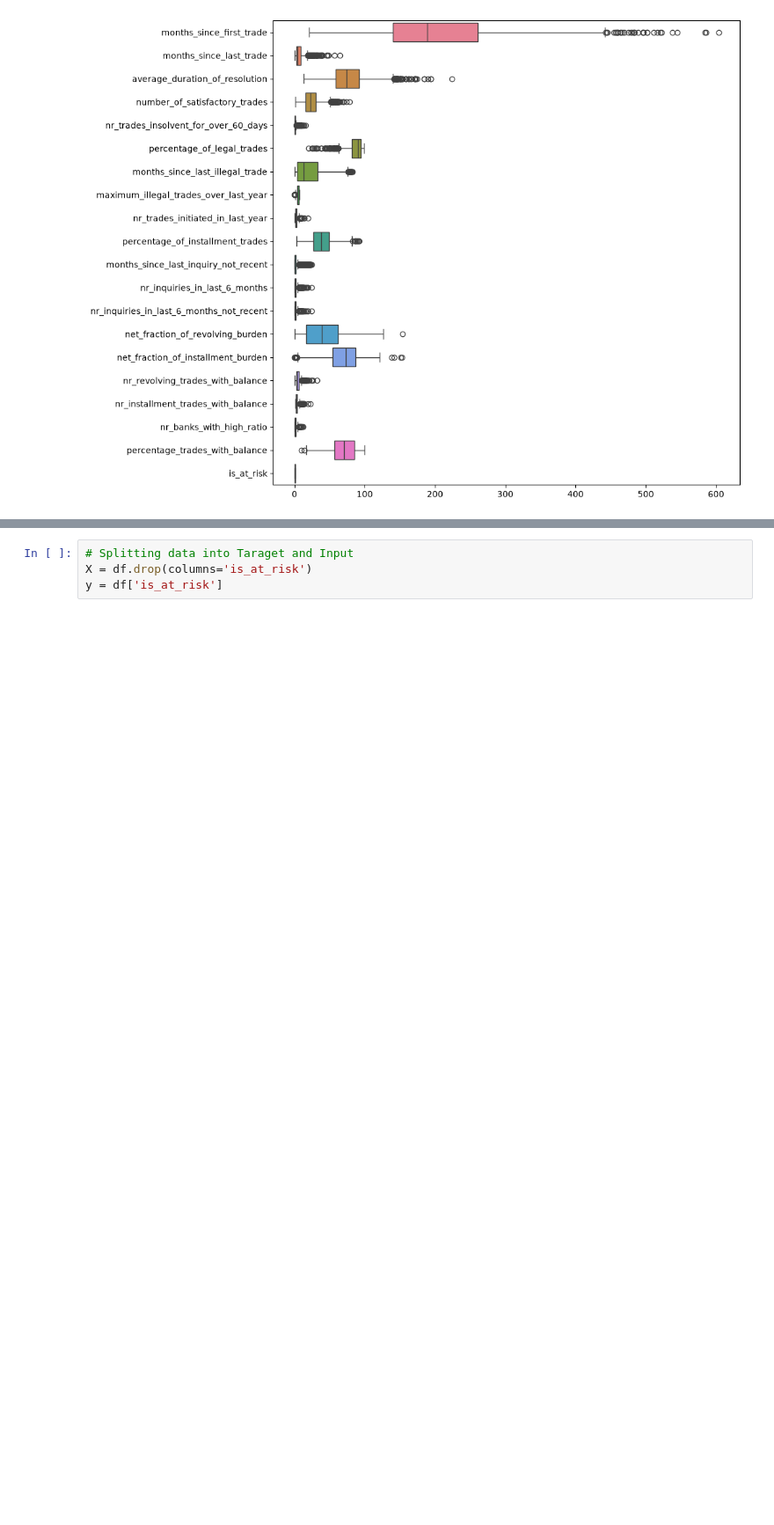
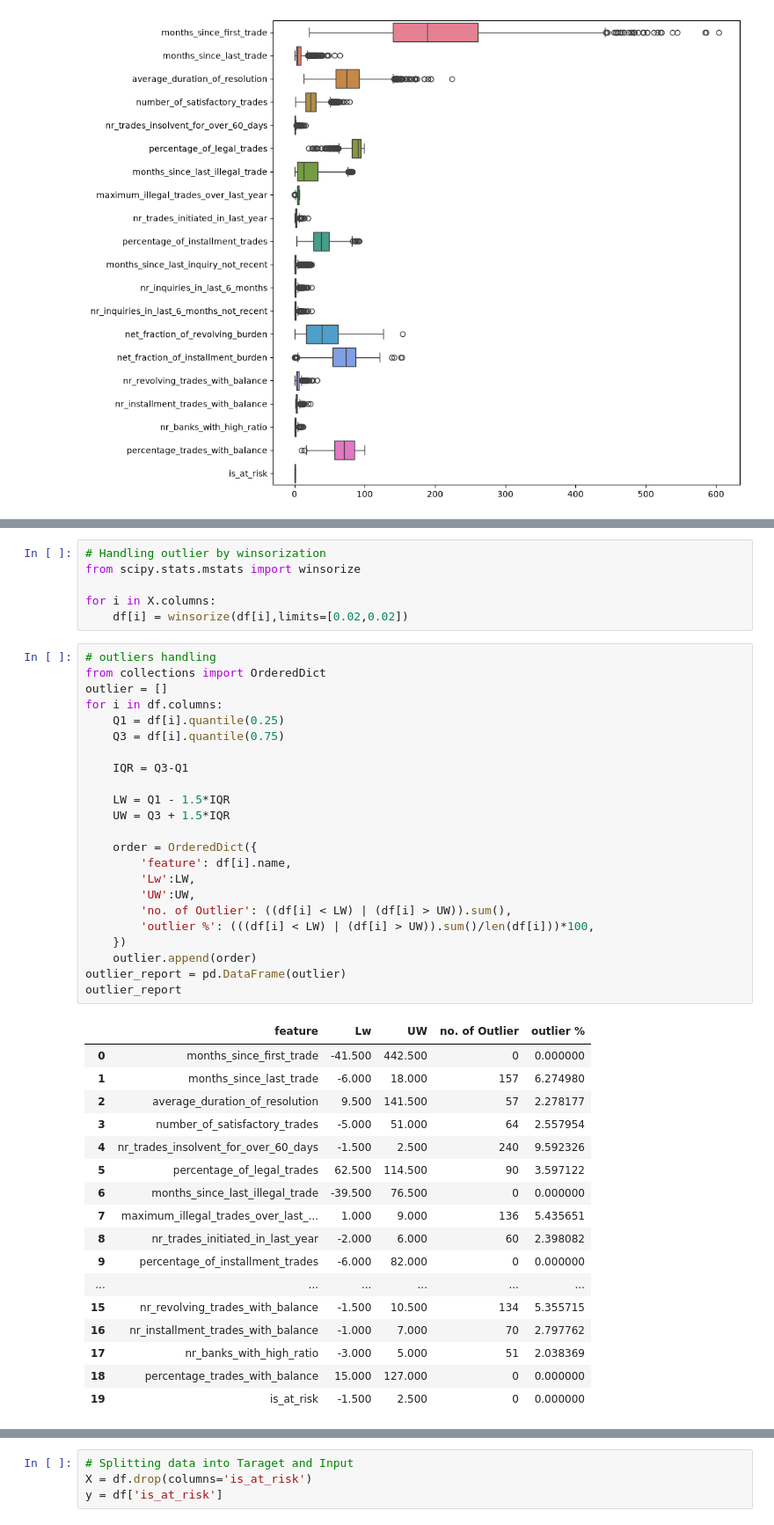
Before and after one commit to deveshdubey18/credit_risk_assessment_model, a Jupyter notebook: eda/EDA.ipynb, the cells around one changed output, grey strips where cells are left out. Shown at 88% size. Saved outputs shown, nothing was run; the diff lists cells and outputs as text; blank space fills up the shorter version.

```diff
--- a/eda/EDA.ipynb
+++ b/eda/EDA.ipynb
@@ -174,6 +174,53 @@ outlier_report
 | 17 | nr_banks_with_high_ratio | -3.000 | 5.000 | 51 | 2.038369 |
 | 18 | percentage_trades_with_balance | 15.000 | 127.000 | 2 | 0.079936 |
 | 19 | is_at_risk | -1.500 | 2.500 | 0 | 0.000000 |
+# %%
+# Handling outlier by winsorization
+from scipy.stats.mstats import winsorize
+
+for i in X.columns:
+    df[i] = winsorize(df[i],limits=[0.02,0.02])
+# %%
+# outliers handling
+from collections import OrderedDict
+outlier = []
+for i in df.columns:
+    Q1 = df[i].quantile(0.25)
+    Q3 = df[i].quantile(0.75)
+
+    IQR = Q3-Q1
+
+    LW = Q1 - 1.5*IQR
+    UW = Q3 + 1.5*IQR
+
+    order = OrderedDict({
+        'feature': df[i].name,
+        'Lw':LW,
+        'UW':UW,
+        'no. of Outlier': ((df[i] < LW) | (df[i] > UW)).sum(),
+        'outlier %': (((df[i] < LW) | (df[i] > UW)).sum()/len(df[i]))*100,
+    })
+    outlier.append(order)
+outlier_report = pd.DataFrame(outlier)
+outlier_report
+# %% [output]
+|  | feature | Lw | UW | no. of Outlier | outlier % |
+| 0 | months_since_first_trade | -41.500 | 442.500 | 0 | 0.000000 |
+| 1 | months_since_last_trade | -6.000 | 18.000 | 157 | 6.274980 |
+| 2 | average_duration_of_resolution | 9.500 | 141.500 | 57 | 2.278177 |
+| 3 | number_of_satisfactory_trades | -5.000 | 51.000 | 64 | 2.557954 |
+| 4 | nr_trades_insolvent_for_over_60_days | -1.500 | 2.500 | 240 | 9.592326 |
+| 5 | percentage_of_legal_trades | 62.500 | 114.500 | 90 | 3.597122 |
+| 6 | months_since_last_illegal_trade | -39.500 | 76.500 | 0 | 0.000000 |
+| 7 | maximum_illegal_trades_over_last_... | 1.000 | 9.000 | 136 | 5.435651 |
+| 8 | nr_trades_initiated_in_last_year | -2.000 | 6.000 | 60 | 2.398082 |
+| 9 | percentage_of_installment_trades | -6.000 | 82.000 | 0 | 0.000000 |
+| ... | ... | ... | ... | ... | ... |
+| 15 | nr_revolving_trades_with_balance | -1.500 | 10.500 | 134 | 5.355715 |
+| 16 | nr_installment_trades_with_balance | -1.000 | 7.000 | 70 | 2.797762 |
+| 17 | nr_banks_with_high_ratio | -3.000 | 5.000 | 51 | 2.038369 |
+| 18 | percentage_trades_with_balance | 15.000 | 127.000 | 0 | 0.000000 |
+| 19 | is_at_risk | -1.500 | 2.500 | 0 | 0.000000 |
 # %%
 # checking Descriptive Stats of data using orderedict
 from collections import OrderedDict
```
Also changed, not shown: parts of 12 cells of this notebook.
